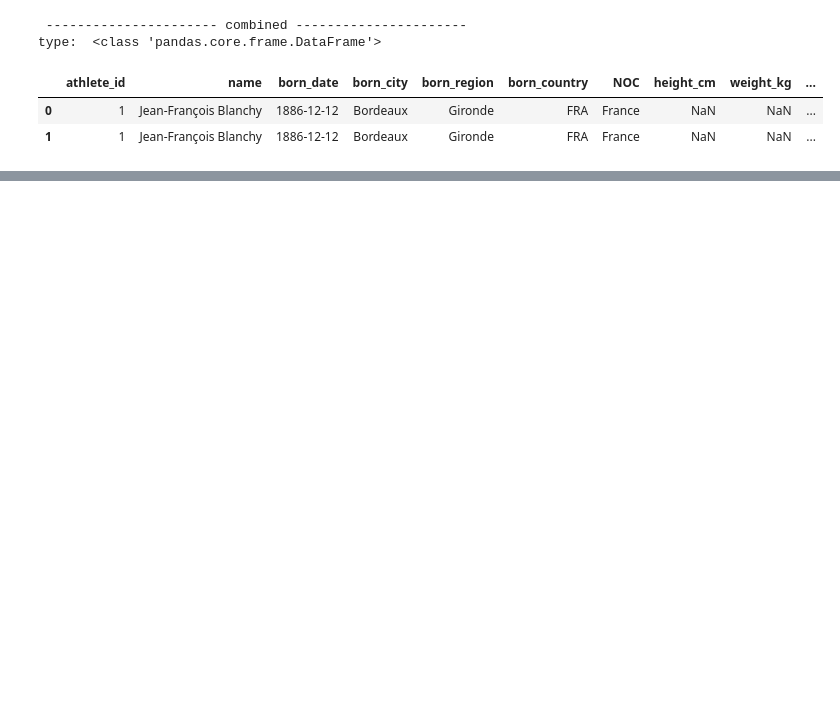
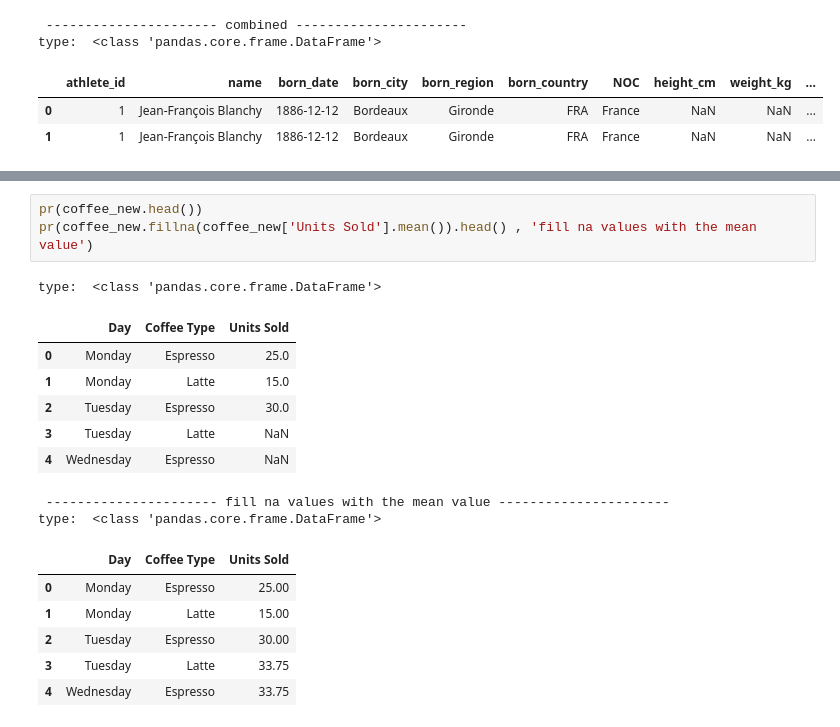
Before and after one commit to EslamKamel89/pandas, a Jupyter notebook: complete-pandas-tutorial/tutorial_2.ipynb, the cells around one changed output, grey strips where cells are left out. Drawn from its saved outputs; the diff is of its cells as text; blank space fills up the shorter version.

```diff
--- a/complete-pandas-tutorial/tutorial_2.ipynb
+++ b/complete-pandas-tutorial/tutorial_2.ipynb
@@ -1006,0 +1059,19 @@ type:  <class 'pandas.core.frame.DataFrame'>
+# %%
+pr(coffee_new.head())
+pr(coffee_new.fillna(coffee_new['Units Sold'].mean()).head() , 'fill na values with the mean value')
+# %% [output]
+type:  <class 'pandas.core.frame.DataFrame'>
+|  | Day | Coffee Type | Units Sold |
+| 0 | Monday | Espresso | 25.0 |
+| 1 | Monday | Latte | 15.0 |
+| 2 | Tuesday | Espresso | 30.0 |
+| 3 | Tuesday | Latte | NaN |
+| 4 | Wednesday | Espresso | NaN |
+ ---------------------- fill na values with the mean value ----------------------
+type:  <class 'pandas.core.frame.DataFrame'>
+|  | Day | Coffee Type | Units Sold |
+| 0 | Monday | Espresso | 25.00 |
+| 1 | Monday | Latte | 15.00 |
+| 2 | Tuesday | Espresso | 30.00 |
+| 3 | Tuesday | Latte | 33.75 |
+| 4 | Wednesday | Espresso | 33.75 |
```
Also changed, not shown: parts of 8 cells of this notebook.
